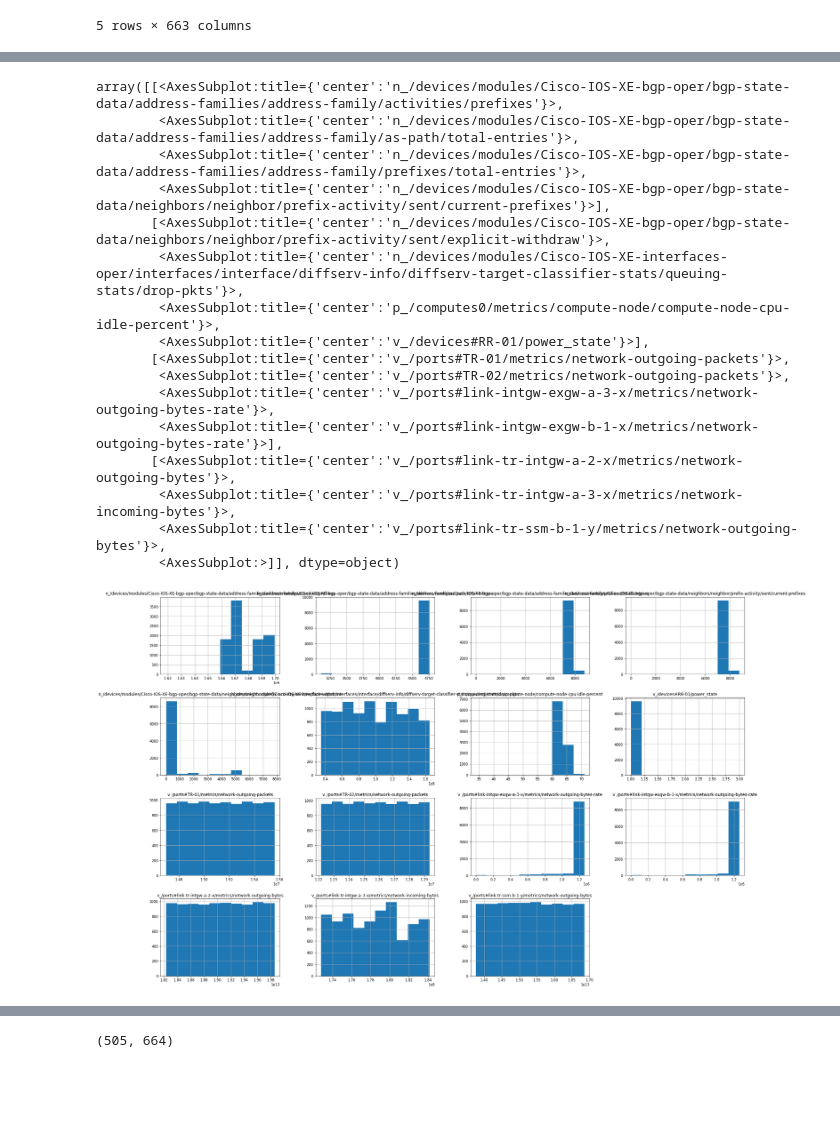
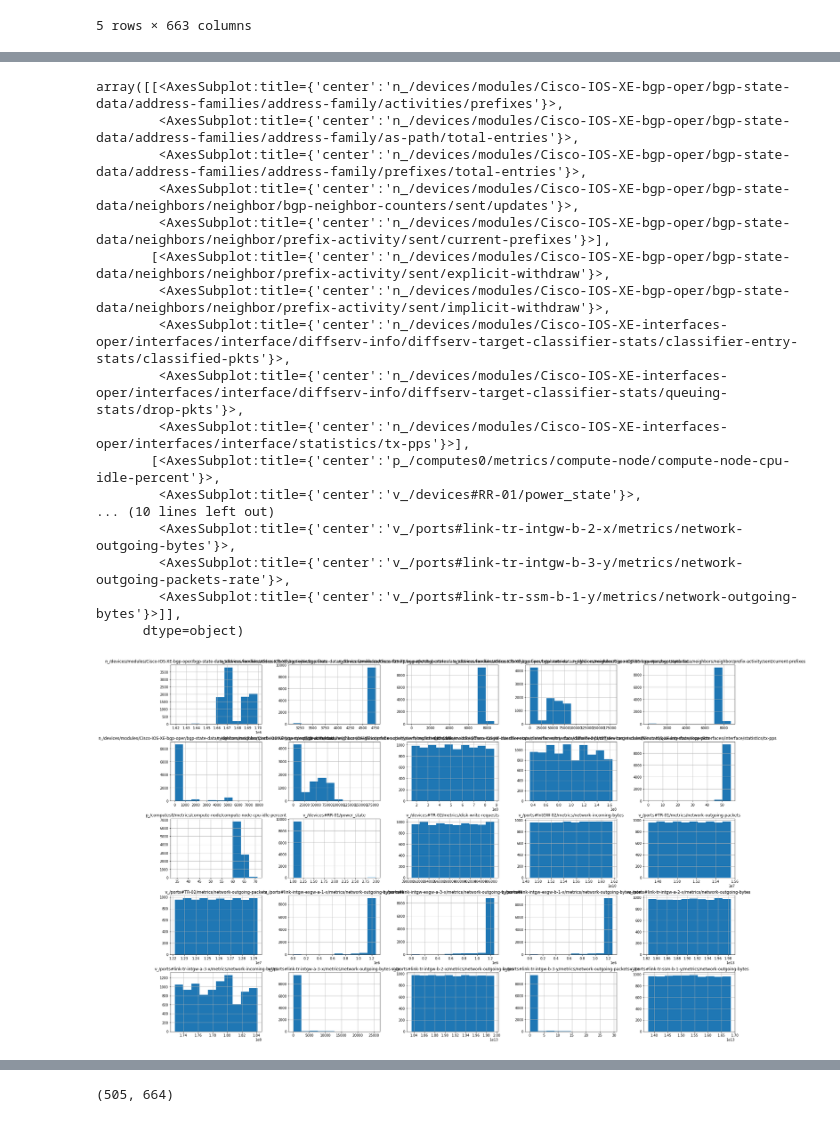
Before and after one commit to xiafei571/itu-gan, a Jupyter notebook: ITUGan.ipynb, the cells around one changed output, grey strips where cells are left out. Saved outputs shown, nothing was run; the diff lists cells and outputs as text; code cells hidden in the pictures; blank space fills up the shorter version.

```diff
--- a/ITUGan.ipynb
+++ b/ITUGan.ipynb
@@ -54 +52,3 @@ df_top15 = df[xg_top_15]
+# %%
+df_top25 = df[xg_top_25]
 # %%
@@ -75,21 +77,22 @@ df_top15.describe()
 # %%
-df_top15.hist(figsize=(30,20))
+df_top25.hist(figsize=(30,20))
 # %% [output]
 array([[<AxesSubplot:title={'center':'n_/devices/modules/Cisco-IOS-XE-bgp-oper/bgp-state-data/address-families/address-family/activities/prefixes'}>,
         <AxesSubplot:title={'center':'n_/devices/modules/Cisco-IOS-XE-bgp-oper/bgp-state-data/address-families/address-family/as-path/total-entries'}>,
         <AxesSubplot:title={'center':'n_/devices/modules/Cisco-IOS-XE-bgp-oper/bgp-state-data/address-families/address-family/prefixes/total-entries'}>,
+        <AxesSubplot:title={'center':'n_/devices/modules/Cisco-IOS-XE-bgp-oper/bgp-state-data/neighbors/neighbor/bgp-neighbor-counters/sent/updates'}>,
         <AxesSubplot:title={'center':'n_/devices/modules/Cisco-IOS-XE-bgp-oper/bgp-state-data/neighbors/neighbor/prefix-activity/sent/current-prefixes'}>],
        [<AxesSubplot:title={'center':'n_/devices/modules/Cisco-IOS-XE-bgp-oper/bgp-state-data/neighbors/neighbor/prefix-activity/sent/explicit-withdraw'}>,
+        <AxesSubplot:title={'center':'n_/devices/modules/Cisco-IOS-XE-bgp-oper/bgp-state-data/neighbors/neighbor/prefix-activity/sent/implicit-withdraw'}>,
+        <AxesSubplot:title={'center':'n_/devices/modules/Cisco-IOS-XE-interfaces-oper/interfaces/interface/diffserv-info/diffserv-target-classifier-stats/classifier-entry-stats/classified-pkts'}>,
         <AxesSubplot:title={'center':'n_/devices/modules/Cisco-IOS-XE-interfaces-oper/interfaces/interface/diffserv-info/diffserv-target-classifier-stats/queuing-stats/drop-pkts'}>,
-        <AxesSubplot:title={'center':'p_/computes0/metrics/compute-node/compute-node-cpu-idle-percent'}>,
-        <AxesSubplot:title={'center':'v_/devices#RR-01/power_state'}>],
-       [<AxesSubplot:title={'center':'v_/ports#TR-01/metrics/network-outgoing-packets'}>,
-        <AxesSubplot:title={'center':'v_/ports#TR-02/metrics/network-outgoing-packets'}>,
-        <AxesSubplot:title={'center':'v_/ports#link-intgw-exgw-a-3-x/metrics/network-outgoing-bytes-rate'}>,
-        <AxesSubplot:title={'center':'v_/ports#link-intgw-exgw-b-1-x/metrics/network-outgoing-bytes-rate'}>],
-       [<AxesSubplot:title={'center':'v_/ports#link-tr-intgw-a-2-x/metrics/network-outgoing-bytes'}>,
-        <AxesSubplot:title={'center':'v_/ports#link-tr-intgw-a-3-x/metrics/network-incoming-bytes'}>,
-        <AxesSubplot:title={'center':'v_/ports#link-tr-ssm-b-1-y/metrics/network-outgoing-bytes'}>,
-        <AxesSubplot:>]], dtype=object)
+        <AxesSubplot:title={'center':'n_/devices/modules/Cisco-IOS-XE-interfaces-oper/interfaces/interface/statistics/tx-pps'}>],
+       [<AxesSubplot:title={'center':'p_/computes0/metrics/compute-node/compute-node-cpu-idle-percent'}>,
+        <AxesSubplot:title={'center':'v_/devices#RR-01/power_state'}>,
+... (10 lines left out)
+        <AxesSubplot:title={'center':'v_/ports#link-tr-intgw-b-2-x/metrics/network-outgoing-bytes'}>,
+        <AxesSubplot:title={'center':'v_/ports#link-tr-intgw-b-3-y/metrics/network-outgoing-packets-rate'}>,
+        <AxesSubplot:title={'center':'v_/ports#link-tr-ssm-b-1-y/metrics/network-outgoing-bytes'}>]],
+      dtype=object)
-[figure, old version]
+[figure, new version]
 # %%
```
Also changed, not shown: parts of 11 cells of this notebook, 2 other files.
